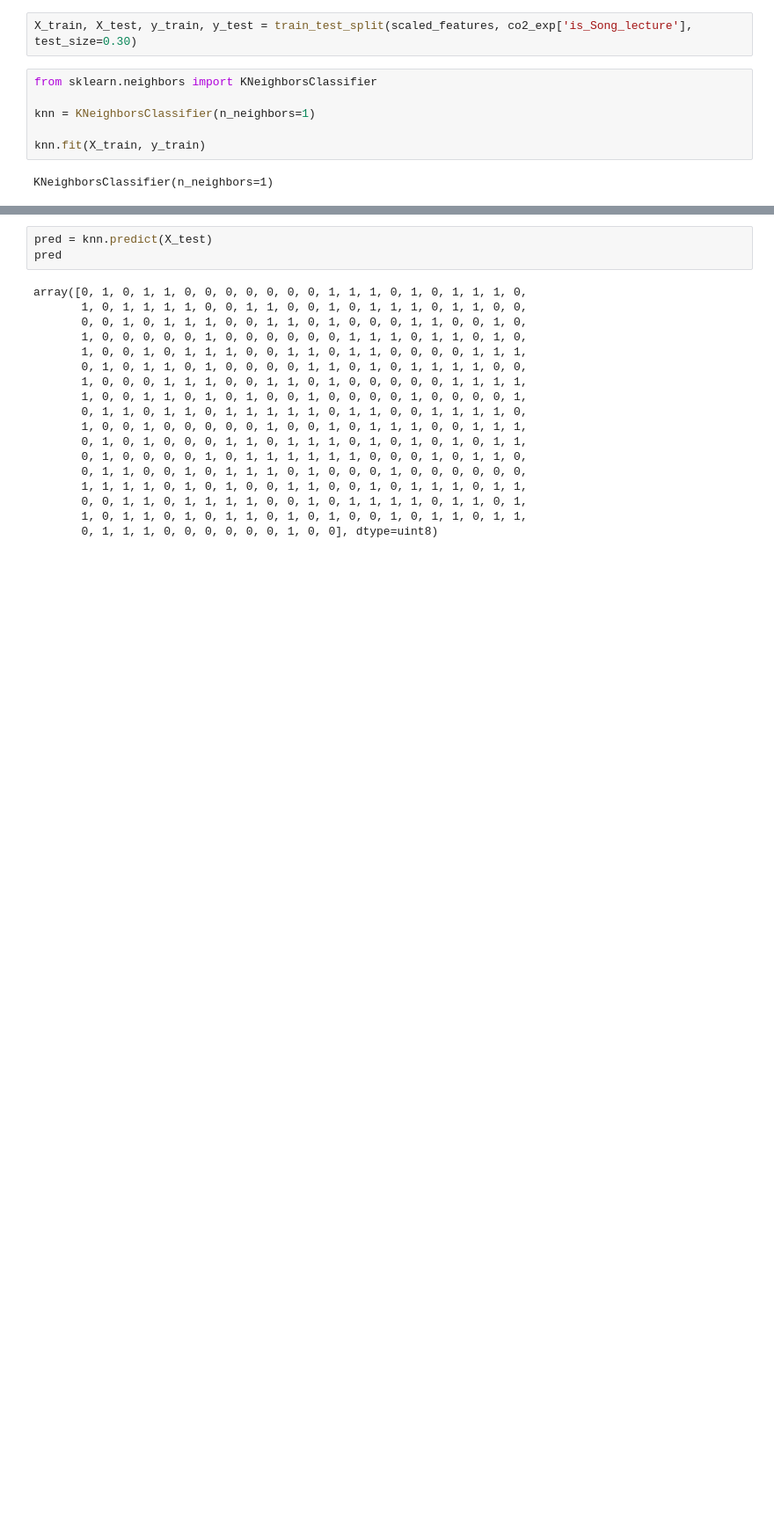
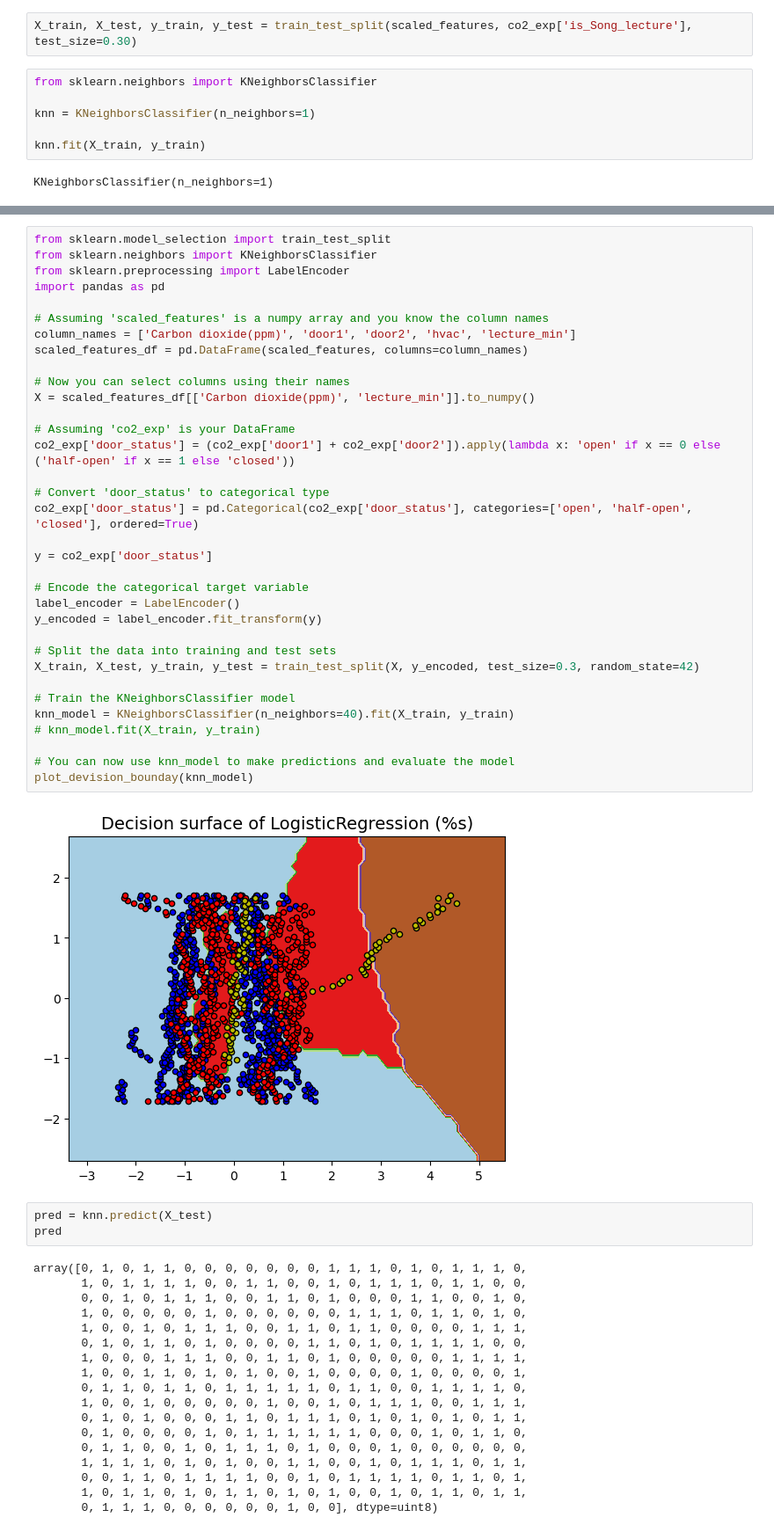
Before and after one commit to coreyddsc/aranet4-project, a Jupyter notebook: coreyd.dsc_temporary/knn_lecture_classifier.ipynb, the cells around one changed output, grey strips where cells are left out. Shown at 88% size. Saved outputs shown, nothing was run; the diff lists cells and outputs as text; blank space fills up the shorter version.

```diff
--- a/coreyd.dsc_temporary/knn_lecture_classifier.ipynb
+++ b/coreyd.dsc_temporary/knn_lecture_classifier.ipynb
@@ -420,3 +467,39 @@ KNeighborsClassifier(n_neighbors=1)
+# %%
+from sklearn.model_selection import train_test_split
+from sklearn.neighbors import KNeighborsClassifier
+from sklearn.preprocessing import LabelEncoder
+import pandas as pd
+
+# Assuming 'scaled_features' is a numpy array and you know the column names
+column_names = ['Carbon dioxide(ppm)', 'door1', 'door2', 'hvac', 'lecture_min']
+scaled_features_df = pd.DataFrame(scaled_features, columns=column_names)
+
+# Now you can select columns using their names
+X = scaled_features_df[['Carbon dioxide(ppm)', 'lecture_min']].to_numpy()
+
+# Assuming 'co2_exp' is your DataFrame
+co2_exp['door_status'] = (co2_exp['door1'] + co2_exp['door2']).apply(lambda x: 'open' if x == 0 else ('half-open' if x == 1 else 'closed'))
+
+# Convert 'door_status' to categorical type
+co2_exp['door_status'] = pd.Categorical(co2_exp['door_status'], categories=['open', 'half-open', 'closed'], ordered=True)
+
+y = co2_exp['door_status']
+
+# Encode the categorical target variable
+label_encoder = LabelEncoder()
+y_encoded = label_encoder.fit_transform(y)
+
+# Split the data into training and test sets
+X_train, X_test, y_train, y_test = train_test_split(X, y_encoded, test_size=0.3, random_state=42)
+
+# Train the KNeighborsClassifier model
+knn_model = KNeighborsClassifier(n_neighbors=40).fit(X_train, y_train)
+# knn_model.fit(X_train, y_train)
+
+# You can now use knn_model to make predictions and evaluate the model
+plot_devision_bounday(knn_model)
+# %% [output]
+[figure, added]
 # %%
 pred = knn.predict(X_test)
 pred
```
Also changed, not shown: parts of 7 cells of this notebook, 4 other files.
